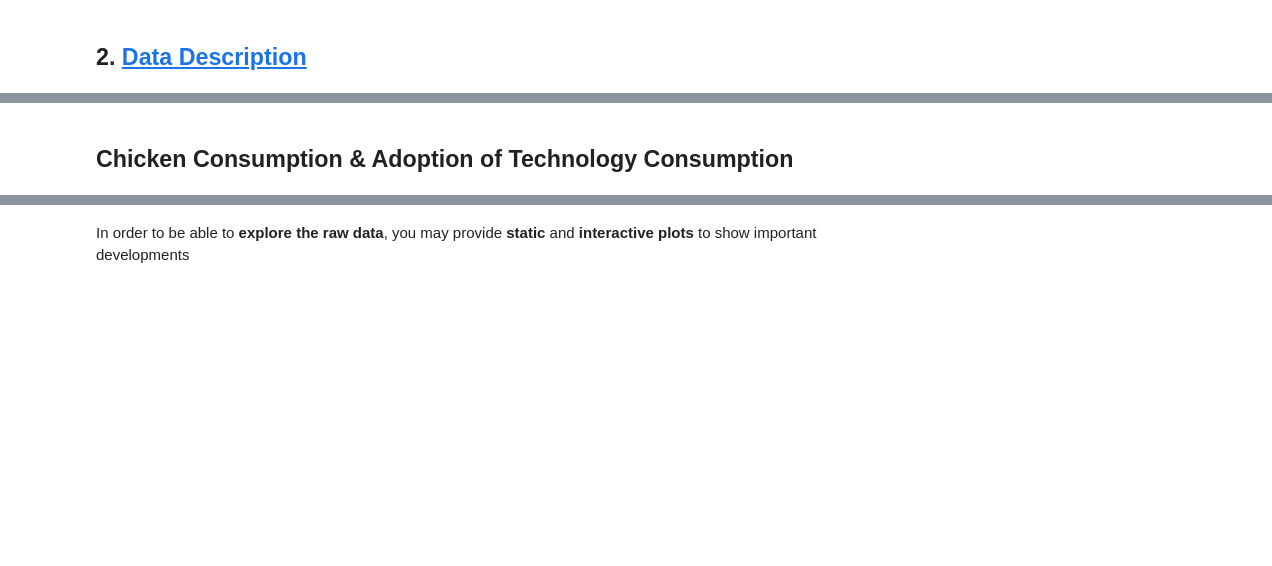
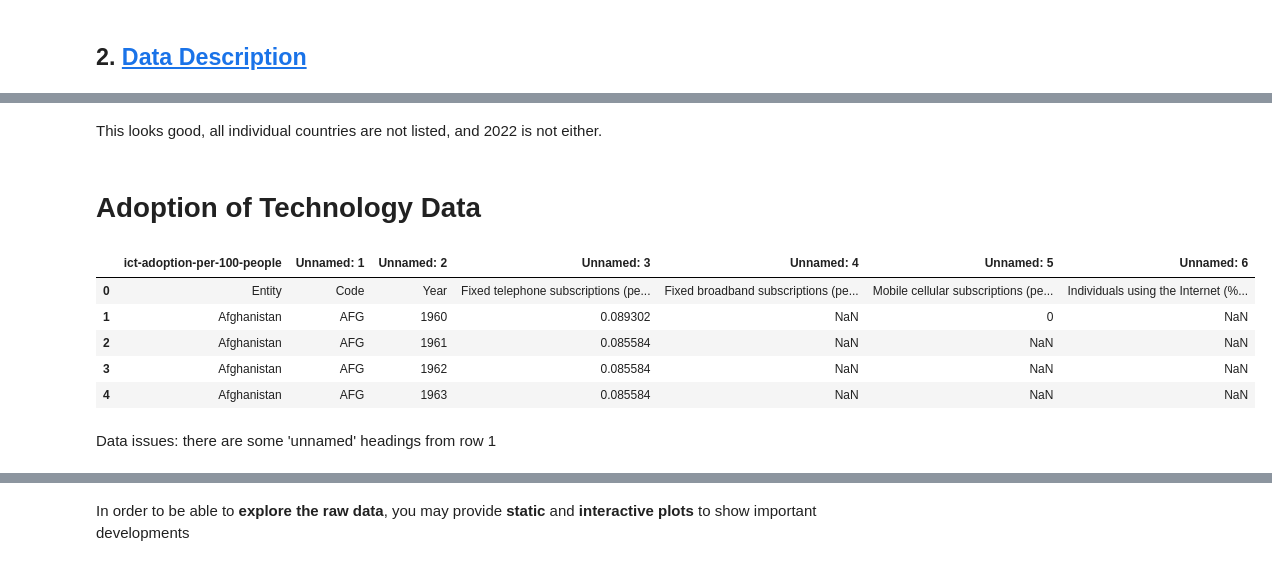
Before and after one commit to NumEconCopenhagen/projects-2024-isabel_nicole_snorri, a Jupyter notebook: dataproject/dataproject.ipynb, the cells around one changed output, grey strips where cells are left out. Saved outputs shown, nothing was run; the diff lists cells and outputs as text; code cells hidden in the pictures; blank space fills up the shorter version.

```diff
--- a/dataproject/dataproject.ipynb
+++ b/dataproject/dataproject.ipynb
@@ -37,2 +189,16 @@ AssertionError:
+# %% [markdown]
+This looks good, all individual countries are not listed, and 2022 is not either.
 # %% [markdown]
-## Chicken Consumption & Adoption of Technology Consumption
+# Adoption of Technology Data
+# %%
+filename2 = 'data/ict-adoption-per-100-people.xlsx' # open the file and have a look at it
+pd.read_excel(filename2).head(5)
+# %% [output]
+|  | ict-adoption-per-100-people | Unnamed: 1 | Unnamed: 2 | Unnamed: 3 | Unnamed: 4 | Unnamed: 5 | Unnamed: 6 |
+| 0 | Entity | Code | Year | Fixed telephone subscriptions (pe... | Fixed broadband subscriptions (pe... | Mobile cellular subscriptions (pe... | Individuals using the Internet (%... |
+| 1 | Afghanistan | AFG | 1960 | 0.089302 | NaN | 0 | NaN |
+| 2 | Afghanistan | AFG | 1961 | 0.085584 | NaN | NaN | NaN |
+| 3 | Afghanistan | AFG | 1962 | 0.085584 | NaN | NaN | NaN |
+| 4 | Afghanistan | AFG | 1963 | 0.085584 | NaN | NaN | NaN |
+# %% [markdown]
+Data issues: there are some 'unnamed' headings from row 1
```
Also changed, not shown: parts of 31 cells of this notebook, 6 other files.
